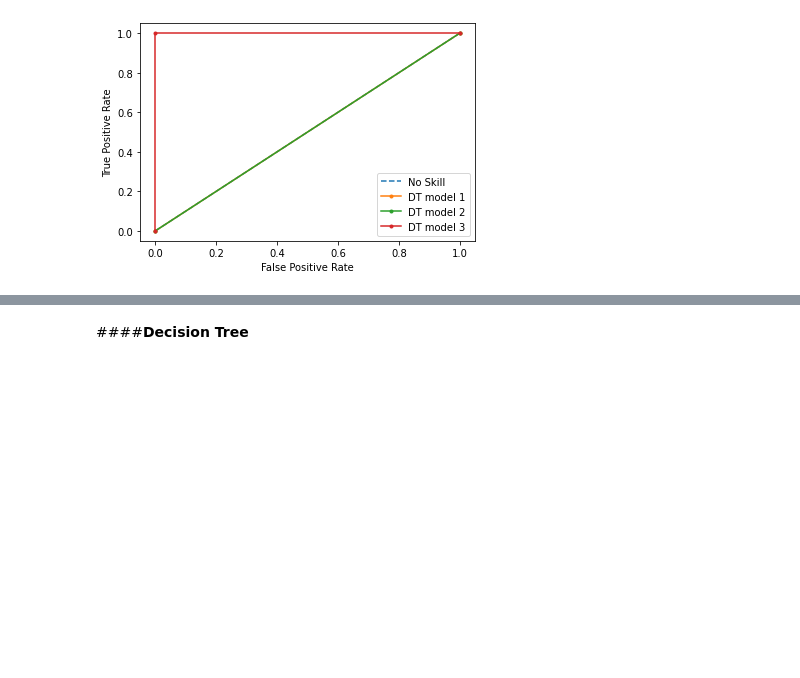
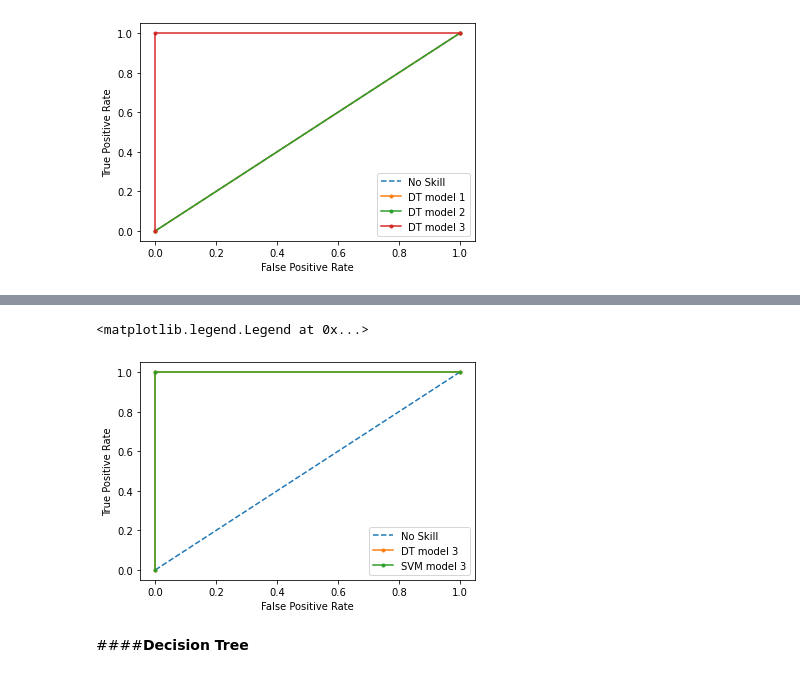
Before and after one commit to Sirabhop/Preclinical-AD-EEG-classification, a Jupyter notebook: Machine_Learning_Modeling.ipynb, the cells around one changed output, grey strips where cells are left out. Saved outputs shown, nothing was run; the diff lists cells and outputs as text; code cells hidden in the pictures; blank space fills up the shorter version.

```diff
--- a/Machine_Learning_Modeling.ipynb
+++ b/Machine_Learning_Modeling.ipynb
@@ -308,3 +328,13 @@ plt.legend()
+# %%
+plt.plot(ns_fpr, ns_tpr, linestyle='--', label='No Skill')
+plt.plot(dt3_fpr, dt3_tpr, marker='.', label='DT model 3')
+plt.plot(svm3_fpr, svm3_tpr, marker='.', label='SVM model 3')
+plt.xlabel('False Positive Rate')
+plt.ylabel('True Positive Rate')
+plt.legend()
+# %% [output]
+<matplotlib.legend.Legend at 0x...>
+[figure, added]
 # %% [markdown]
 ####**Decision Tree**
 # %%
```
Also changed, not shown: parts of 2 cells of this notebook.
